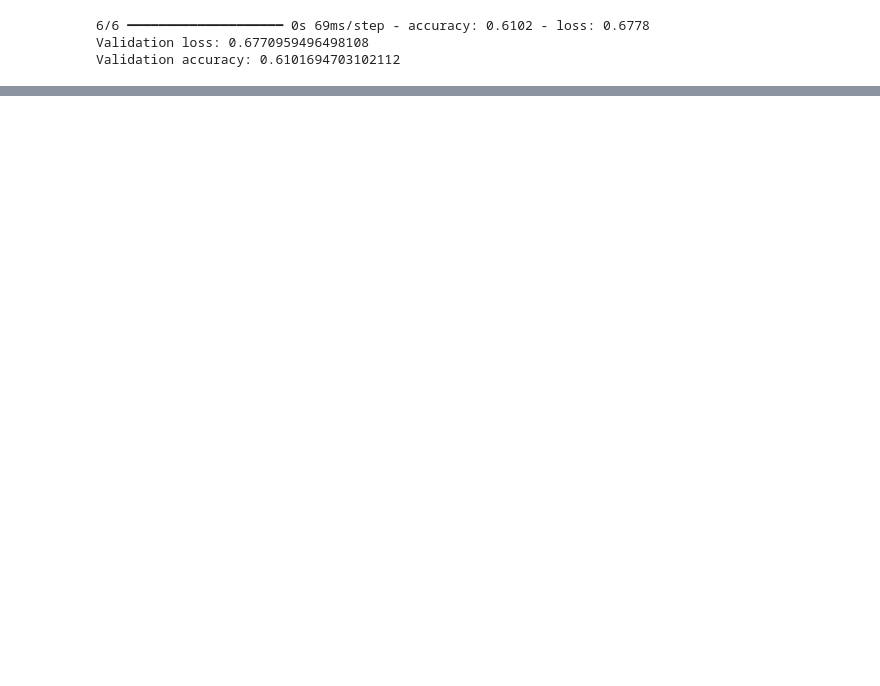
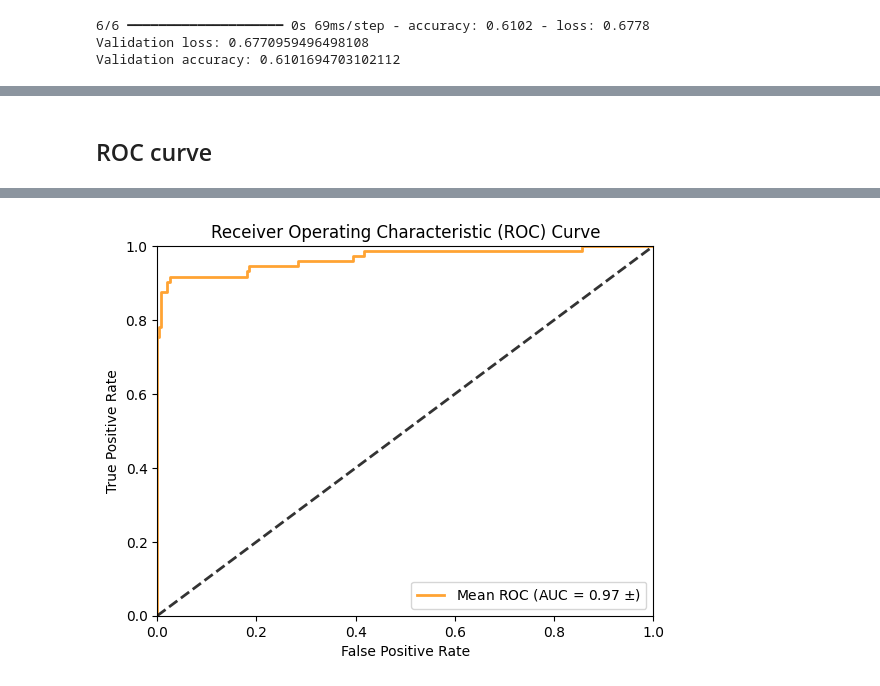
Before and after one commit to patcourts/ES98C-ECG-Project, a Jupyter notebook: src/NN- binary.ipynb, the cells around one changed output, grey strips where cells are left out. Cells and saved outputs as stored; diff of their text form; code cells hidden in the pictures; blank space fills up the shorter version.

```diff
--- a/src/NN- binary.ipynb
+++ b/src/NN- binary.ipynb
@@ -92,6 +96,6 @@ print(sum(y_test_cnn))
 # %%
 #finding class weight due to inbalanced class system
-class_weights = class_weight.compute_class_weight('balanced', classes=np.unique(y_test_aug), y=y_test_aug)
+class_weights = class_weight.compute_class_weight('balanced', classes=np.unique(y_train_encoded), y=y_train_encoded)
 class_weights_dict = {i: class_weights[i] for i in range(len(class_weights))}
 
 print("Class Weights:", class_weights_dict)
@@ -247,6 +190,0 @@ print(sum(y_test_all_cnn))
-# %%
-#finding class weight due to inbalanced class system
-class_weights = class_weight.compute_class_weight('balanced', classes=np.unique(y_train_all_list), y=y_train_all_list)
-class_weights_dict = {i: class_weights[i] for i in range(len(class_weights))}
-
-print("Class Weights:", class_weights_dict)
@@ -301,14 +190,0 @@ None
-# %%
-from tensorflow.keras.callbacks import EarlyStopping
-#implementing early stopping regularisation
-
-early_stopping = EarlyStopping(monitor='val_loss', patience=3, restore_best_weights=True)
-
-history = cnn.fit(
-    X_train_all_cnn, y_train_all_cnn,
-    epochs=20,
-    batch_size=16,
-    validation_data=(X_test_all_cnn, y_test_all_cnn),
-    class_weight=class_weights_dict,
-    callbacks=[early_stopping]
-)
@@ -396,0 +518,25 @@ plt.legend()
+# %% [markdown]
+## ROC curve
+# %%
+y_test = data_list[4]['y_test']
+X_test = data_list[4]['X_test']
+
+
+y_pred = model_list[4].predict(X_test)
+
+fpr, tpr, _ = roc_curve(y_test, y_pred)
+
+roc_auc = auc(fpr, tpr)
+
+# plotting average ROC curve for all iterations
+plt.figure()
+plt.plot(fpr, tpr, color='darkorange', label=r'Mean ROC (AUC = %0.2f $\pm$)' % (roc_auc), lw=2, alpha=.8)
+plt.plot([0, 1], [0, 1], linestyle='--', lw=2, color='black', alpha=.8)
+plt.xlim([0.0, 1.0])
+plt.ylim([0.0, 1.0])
+plt.xlabel('False Positive Rate')
+plt.ylabel('True Positive Rate')
+plt.title('Receiver Operating Characteristic (ROC) Curve')
+plt.legend(loc="lower right")
+plt.show()
+# %% [output]
@@ -396,0 +544 @@ plt.legend()
+[figure, added]
```
Also changed, not shown: parts of 36 cells of this notebook, 7 other files.
